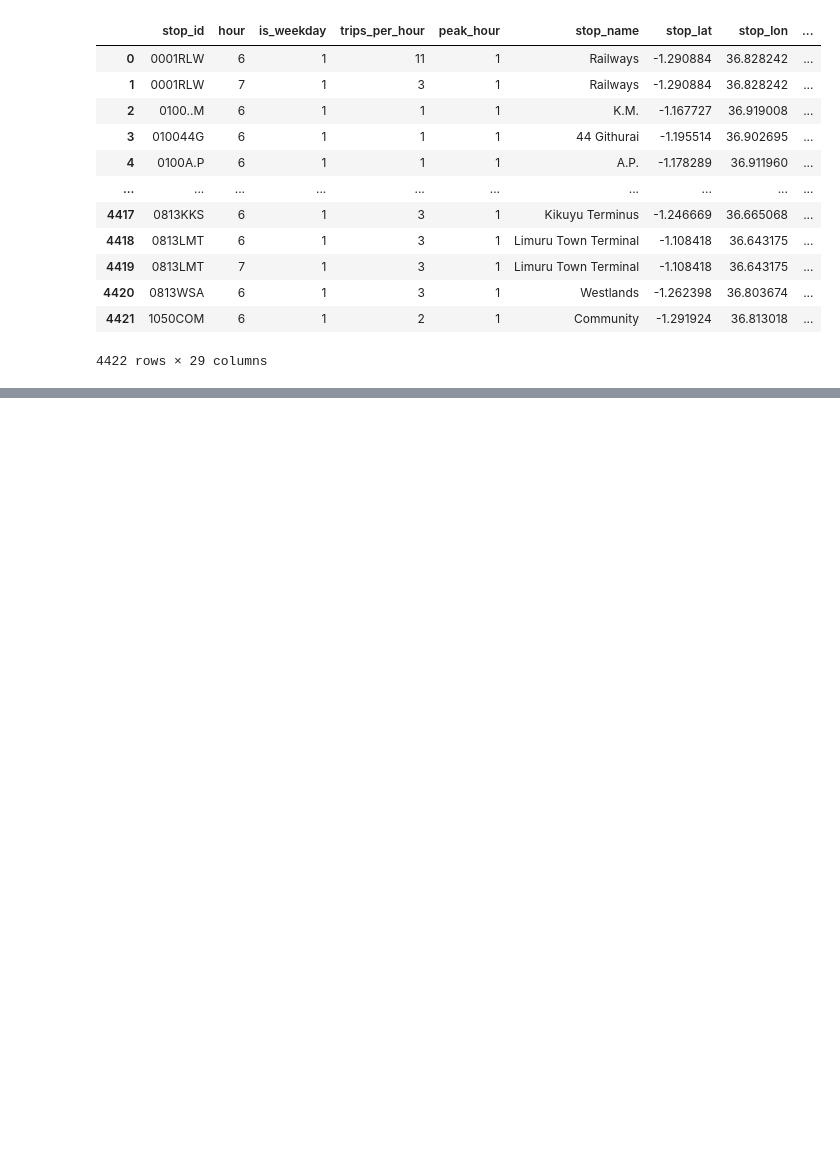
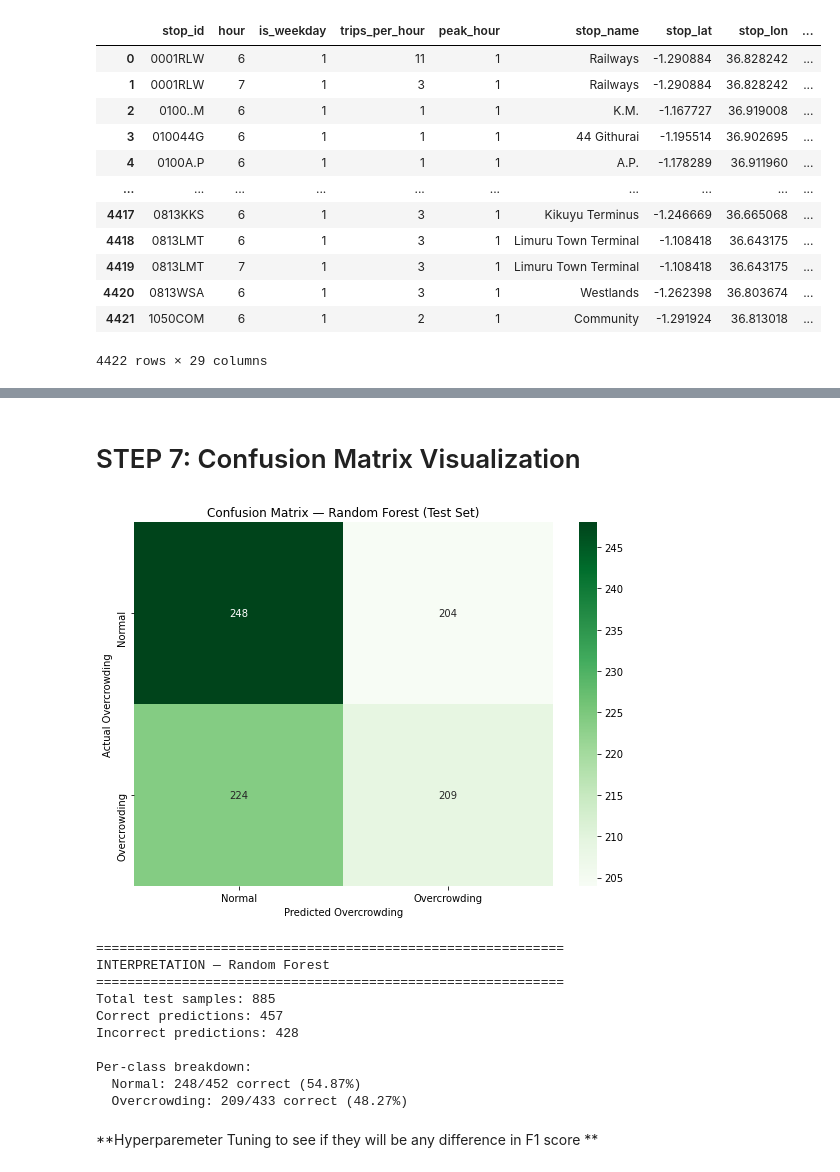
Before and after one commit to Faithkanyuki/CAPSTONE_PROJECT_GROUP_4, a Jupyter notebook: Capstone_Project_Group4.ipynb, the cells around one changed output, grey strips where cells are left out. Cells and saved outputs as stored; diff of their text form; code cells hidden in the pictures; blank space fills up the shorter version.

```diff
--- a/Capstone_Project_Group4.ipynb
+++ b/Capstone_Project_Group4.ipynb
@@ -1307,0 +1658,8 @@ Overcrowding detection:
+# %%
+# Stratified split
+X_train, X_test, y_train, y_test = train_test_split(
+    X_enhanced, y, test_size=0.2, random_state=42, stratify=y
+)
+
+print(f"\nTraining set: {X_train.shape}")
+print(f"Test set: {X_test.shape}")
@@ -1307,0 +1801,51 @@ Overcrowding detection:
+# %% [markdown]
+# STEP 7: Confusion Matrix Visualization
+# %%
+# Confusion matrix
+cm_rf = confusion_matrix(y_test, y_pred_rf)
+
+plt.figure(figsize=(8, 6))
+sns.heatmap(cm_rf, annot=True, fmt='d', cmap='Greens',
+            xticklabels=['Normal', 'Overcrowding'],
+            yticklabels=['Normal', 'Overcrowding'])
+
+plt.xlabel("Predicted Overcrowding")
+plt.ylabel("Actual Overcrowding")
+plt.title("Confusion Matrix — Random Forest (Test Set)")
+plt.tight_layout()
+plt.show()
+
+#Analyze Results
+
+print("\n" + "="*60)
+print("INTERPRETATION — Random Forest")
+print("="*60)
+
+total_samples = len(y_test)
+correct_preds = (y_test == y_pred_rf).sum()
+incorrect_preds = (y_test != y_pred_rf).sum()
+
+print(f"Total test samples: {total_samples}")
+print(f"Correct predictions: {correct_preds}")
+print(f"Incorrect predictions: {incorrect_preds}")
+
+print("\nPer-class breakdown:")
+overcrowding_labels = ['Normal', 'Overcrowding']
+for idx, label in enumerate(overcrowding_labels):
+    total = (y_test == idx).sum()
+    correct = ((y_test == idx) & (y_pred_rf == idx)).sum()
+    print(f"  {label}: {correct}/{total} correct ({correct/total*100:.2f}%)")
+# %% [output]
+[figure, added]
+============================================================
+INTERPRETATION — Random Forest
+============================================================
+Total test samples: 885
+Correct predictions: 457
+Incorrect predictions: 428
+
+Per-class breakdown:
+  Normal: 248/452 correct (54.87%)
+  Overcrowding: 209/433 correct (48.27%)
+# %% [markdown]
+**Hyperparemeter Tuning to see if they will be any difference in F1 score **
```
Also changed, not shown: parts of 134 cells of this notebook.
